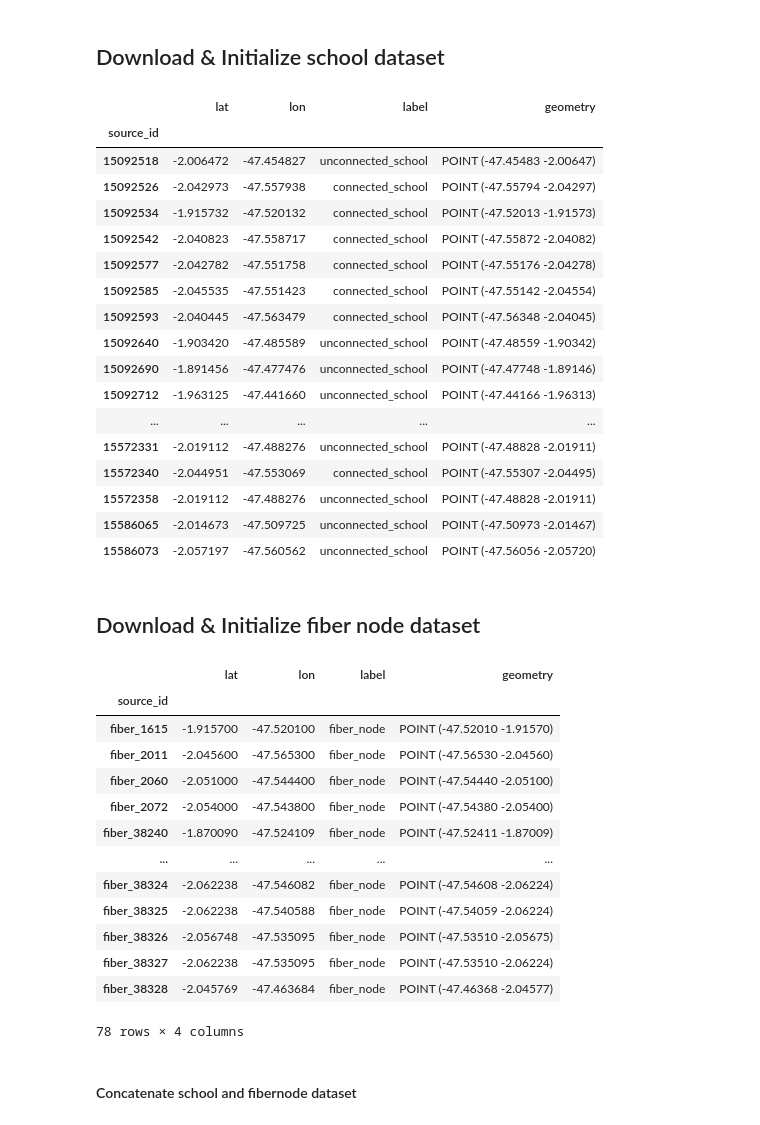
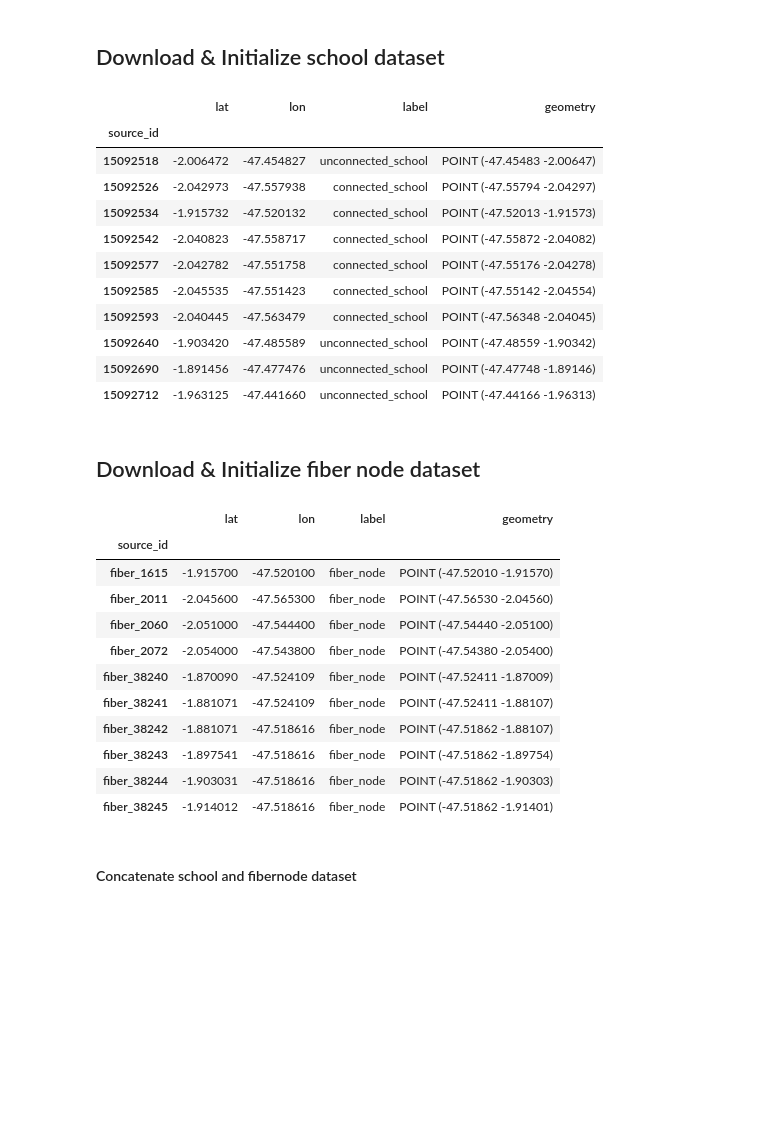
Before and after one commit to FNS-Division/VDaigele-ict_infrastructure_analysis_population_density, a Jupyter notebook: fiber_path/fiberpath-workshop.ipynb, the cells around one changed output. Cells and saved outputs as stored; diff of their text form; code cells hidden in the pictures; blank space fills up the shorter version.

```diff
--- a/fiber_path/fiberpath-workshop.ipynb
+++ b/fiber_path/fiberpath-workshop.ipynb
@@ -192,33 +191,29 @@ def read_file(file_path):
 file_name_school = download_entity_dataset(base_download_url, 'school', country.value, municipality_code.value)
 # %%
 df_school = read_file(file_name_school)
-data_table.DataTable(df_school, num_rows_per_page=10)
+#data_table.DataTable(df_school, num_rows_per_page=10)
+df_school.head(10)
 # %% [output]
 |  | lat | lon | label | geometry |
 | source_id |  |  |  |  |
 | 15092518 | -2.006472 | -47.454827 | unconnected_school | POINT (-47.45483 -2.00647) |
 | 15092526 | -2.042973 | -47.557938 | connected_school | POINT (-47.55794 -2.04297) |
 | 15092534 | -1.915732 | -47.520132 | connected_school | POINT (-47.52013 -1.91573) |
 | 15092542 | -2.040823 | -47.558717 | connected_school | POINT (-47.55872 -2.04082) |
 | 15092577 | -2.042782 | -47.551758 | connected_school | POINT (-47.55176 -2.04278) |
 | 15092585 | -2.045535 | -47.551423 | connected_school | POINT (-47.55142 -2.04554) |
 | 15092593 | -2.040445 | -47.563479 | connected_school | POINT (-47.56348 -2.04045) |
 | 15092640 | -1.903420 | -47.485589 | unconnected_school | POINT (-47.48559 -1.90342) |
 | 15092690 | -1.891456 | -47.477476 | unconnected_school | POINT (-47.47748 -1.89146) |
 | 15092712 | -1.963125 | -47.441660 | unconnected_school | POINT (-47.44166 -1.96313) |
-| ... | ... | ... | ... | ... |
-| 15572331 | -2.019112 | -47.488276 | unconnected_school | POINT (-47.48828 -2.01911) |
-| 15572340 | -2.044951 | -47.553069 | connected_school | POINT (-47.55307 -2.04495) |
-| 15572358 | -2.019112 | -47.488276 | unconnected_school | POINT (-47.48828 -2.01911) |
-| 15586065 | -2.014673 | -47.509725 | unconnected_school | POINT (-47.50973 -2.01467) |
-| 15586073 | -2.057197 | -47.560562 | unconnected_school | POINT (-47.56056 -2.05720) |
 # %% [markdown]
 ## Download & Initialize fiber node dataset
 # %%
 file_name_fibernode = download_entity_dataset(base_download_url, 'fibernode', country.value, municipality_code.value)
 # %%
 df_fibernode = read_file(file_name_fibernode)
-data_table.DataTable(df_fibernode, num_rows_per_page=10)
+#data_table.DataTable(df_fibernode, num_rows_per_page=10)
+df_fibernode.head(10)
 # %% [output]
 |  | lat | lon | label | geometry |
 | source_id |  |  |  |  |
@@ -227,13 +222,11 @@ data_table.DataTable(df_fibernode, num_rows_per_page=10)
 | fiber_2060 | -2.051000 | -47.544400 | fiber_node | POINT (-47.54440 -2.05100) |
 | fiber_2072 | -2.054000 | -47.543800 | fiber_node | POINT (-47.54380 -2.05400) |
 | fiber_38240 | -1.870090 | -47.524109 | fiber_node | POINT (-47.52411 -1.87009) |
-| ... | ... | ... | ... | ... |
-| fiber_38324 | -2.062238 | -47.546082 | fiber_node | POINT (-47.54608 -2.06224) |
-| fiber_38325 | -2.062238 | -47.540588 | fiber_node | POINT (-47.54059 -2.06224) |
-| fiber_38326 | -2.056748 | -47.535095 | fiber_node | POINT (-47.53510 -2.05675) |
-| fiber_38327 | -2.062238 | -47.535095 | fiber_node | POINT (-47.53510 -2.06224) |
-| fiber_38328 | -2.045769 | -47.463684 | fiber_node | POINT (-47.46368 -2.04577) |
+| fiber_38241 | -1.881071 | -47.524109 | fiber_node | POINT (-47.52411 -1.88107) |
+| fiber_38242 | -1.881071 | -47.518616 | fiber_node | POINT (-47.51862 -1.88107) |
+| fiber_38243 | -1.897541 | -47.518616 | fiber_node | POINT (-47.51862 -1.89754) |
+| fiber_38244 | -1.903031 | -47.518616 | fiber_node | POINT (-47.51862 -1.90303) |
+| fiber_38245 | -1.914012 | -47.518616 | fiber_node | POINT (-47.51862 -1.91401) |
-78 rows × 4 columns
 # %% [markdown]
 #### Concatenate school and fibernode dataset
 # %%
```
Also changed, not shown: parts of 7 cells of this notebook, 2 other files.
